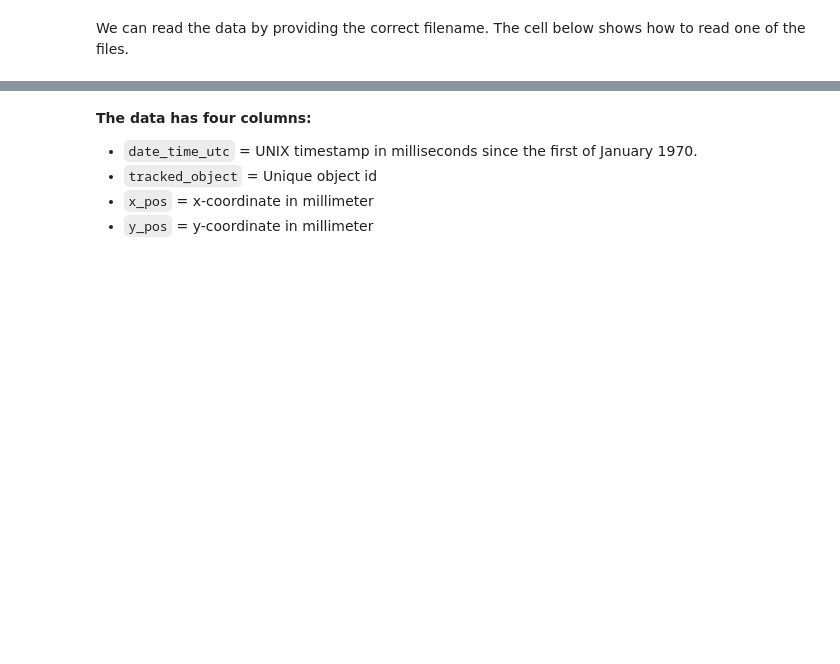
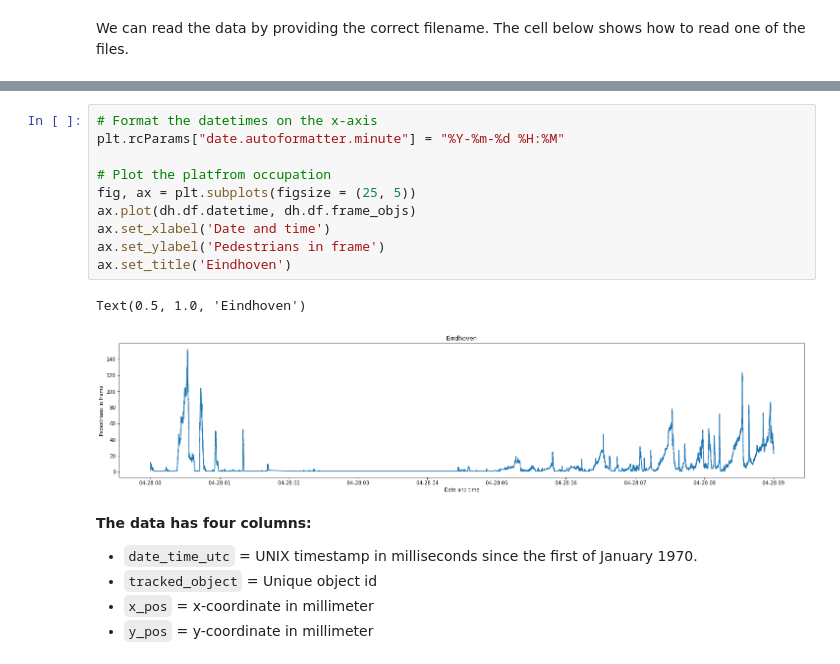
Before and after one commit to Joriswillems/depth_data_im_analysis, a Jupyter notebook: trajectory_analysis.ipynb, the cells around one changed output, grey strips where cells are left out. Saved outputs shown, nothing was run; the diff lists cells and outputs as text; blank space fills up the shorter version.

```diff
--- a/trajectory_analysis.ipynb
+++ b/trajectory_analysis.ipynb
@@ -149,3 +255,16 @@ data fetched. Accessible as <this-object>.df
+# %%
+# Format the datetimes on the x-axis
+plt.rcParams["date.autoformatter.minute"] = "%Y-%m-%d %H:%M"
+
+# Plot the platfrom occupation
+fig, ax = plt.subplots(figsize = (25, 5))
+ax.plot(dh.df.datetime, dh.df.frame_objs)
+ax.set_xlabel('Date and time')
+ax.set_ylabel('Pedestrians in frame')
+ax.set_title('Eindhoven')
+# %% [output]
+Text(0.5, 1.0, 'Eindhoven')
+[figure, added]
 # %% [markdown]
 <b>The data has four columns:</b> <br>
 - `date_time_utc` = UNIX timestamp in milliseconds since the first of January 1970.<br>
```
Also changed, not shown: parts of 12 cells of this notebook, 1 other file.
